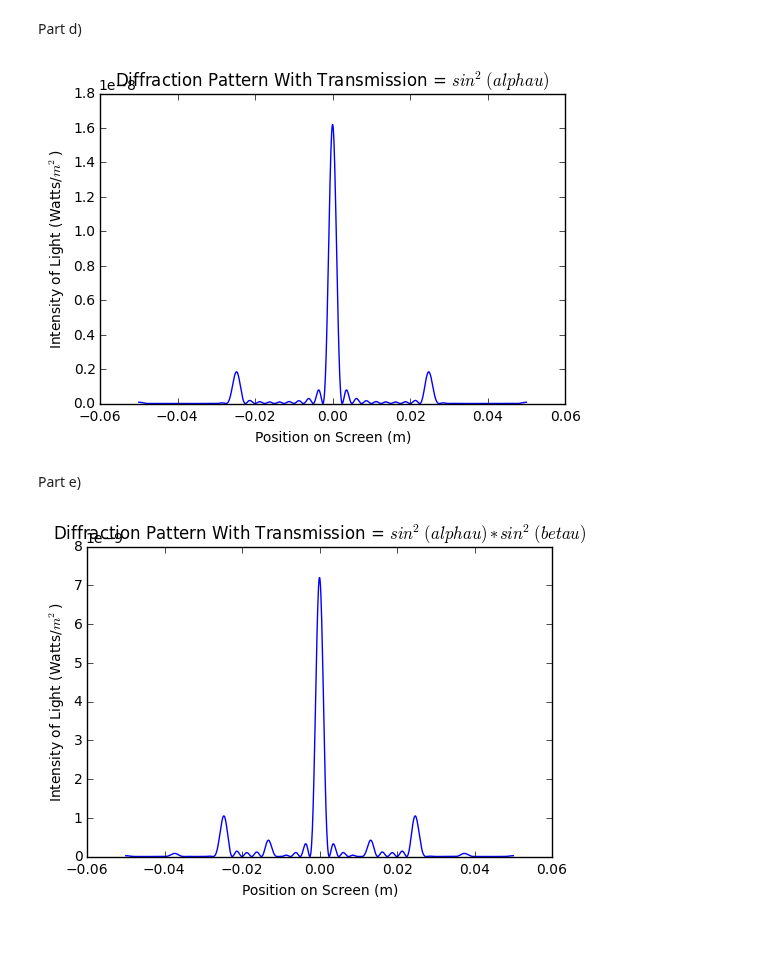
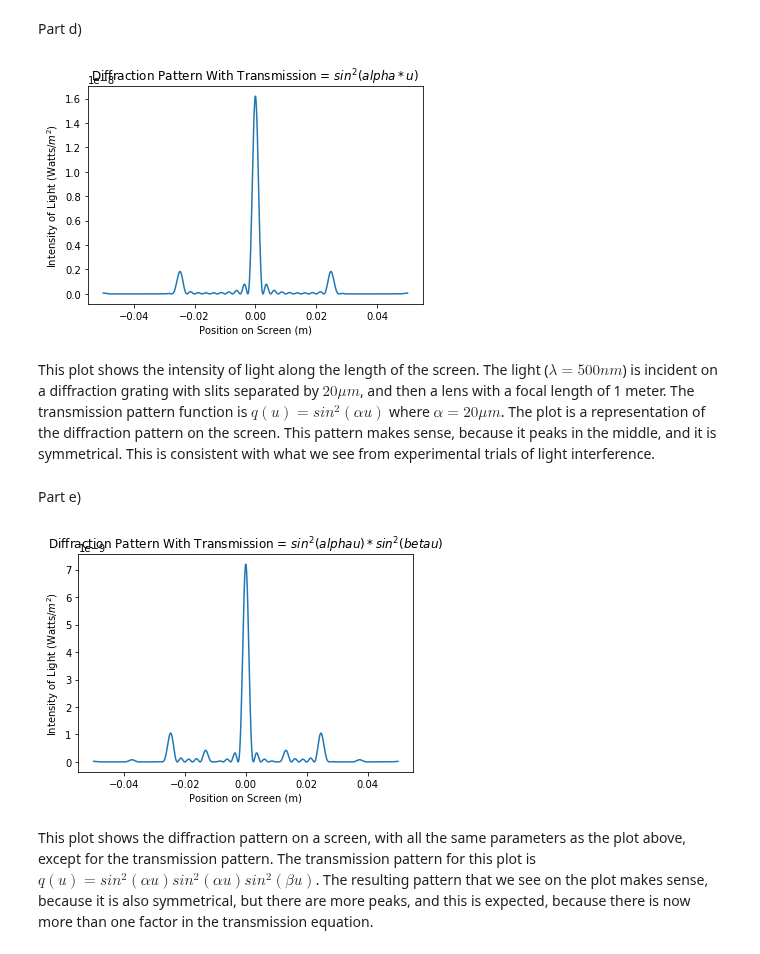
Before and after one commit to aMartin6/Labs, a Jupyter notebook: Lab6/Lab6.ipynb, the cells around one changed output. Saved outputs shown, nothing was run; the diff lists cells and outputs as text; code cells hidden in the pictures.

```diff
--- a/Lab6/Lab6.ipynb
+++ b/Lab6/Lab6.ipynb
@@ -83,22 +94,49 @@ Part b)
 alpha = math.pi / 20e-6 # Units: meters^-1
 
 def q (u):
+    """Returns the transmission function of the light
+
+    Arguements: u - the distnance on the grating from the central axis
+
+    Returned: sin^2(alpha * u)"""
+
     return (math.sin(alpha * u))**2
 # %% [markdown]
 Part c)
 # %%
-lmda = 500e-9 # Units: m
-f = 1 # Units: m
-wScreen = 0.1 # Units: m
-wGrating = 200e-6
+lmda = 500e-9 #Light wavelength, Units: m
+f = 1 # Focal length of lens, Units: m
+wScreen = 0.1 # Width of the screen, Units: m
+wGrating = 200e-6 # Seperation between slits, Units: m
 N = 1000
 
 def I1 (transmissionFunction, x):
+    """Returns the intensity of the light at a position on the screen
+
+    Arguements: transmissionFunction - the transmission function of the light
+                x - the position along the screen
+
+    Returned: The intensity of the light at x"""
 
     def integrand2 (u1):
+        """Returns the integrand used to calcualte intensity
+
+        Arguements: u1 - the distance on the grating from the central axis
+
+        Returned: the integrand used to calcualte intensity"""
+
         return math.sqrt(transmissionFunction(u1)) * cmath.exp((1j * 2 * math.pi * x * u1) / (lmda * f))
 
     def simpson (func, numSteps, x1, x2):
+        """Integrates using Simpson's rule
+
+        Arguements: func - the function to be integrated
+                    numSteps - the number of steps used for integration
+                    x1 - the lower bound
+                    x2 - the upper bound
+
+        Returned: The integral of func"""
+
         h = (x2 - x1) / numSteps
         sum = func (x1) + func (x2)
 
@@ -117,18 +155,21 @@ Part d)
 # %%
 steps = 1000
 xValues = np.linspace (-0.05, 0.05, steps)
 brightness = []
 
+# Calculates the intensity of light along the screen
 for i in xValues:
     brightness.append(I1 (q, i))
 
 plt.plot(xValues, brightness)
-plt.title("Diffraction Pattern With Transmission = $sin^2(alpha u)$")
+plt.title("Diffraction Pattern With Transmission = $sin^2(alpha * u)$")
 plt.xlabel("Position on Screen (m)")
 plt.ylabel("Intensity of Light (Watts/$m^2$)")
 plt.show()
 # %% [output]
-[figure, old version]
+[figure, new version]
+# %% [markdown]
+This plot shows the intensity of light along the length of the screen. The light ($\lambda = 500nm$) is incident on a diffraction grating with slits separated by $20 \mu m$, and then a lens with a focal length of 1 meter. The transmission pattern function is $q(u) = sin^2(\alpha u)$ where $\alpha = 20\mu m$. The plot is a representation of the diffraction pattern on the screen. This pattern makes sense, because it peaks in the middle, and it is symmetrical. This is consistent with what we see from experimental trials of light interference.
 # %% [markdown]
 Part e)
 # %%
@@ -136,10 +177,17 @@ alpha = math.pi / 20e-6 # Units: meters^-1
 beta = alpha / 2
 
 def q2(u):
+    """Returns the new transmission function of the light
+
+    Arguements: u - the distnance on the grating from the central axis
+
+    Returned: sin^2(alpha * u) * cos^2(beta * u)"""
+
     return (math.sin(alpha * u))**2 * (math.sin(beta * u))**2
 
 brightness = []
 
+# Calculates the intensity of light along the screen with the new function
 for i in xValues:
     brightness.append(I1 (q2, i))
 
@@ -149,4 +197,6 @@ plt.xlabel("Position on Screen (m)")
 plt.ylabel("Intensity of Light (Watts/$m^2$)")
 plt.show()
 # %% [output]
-[figure, old version]
+[figure, new version]
+# %% [markdown]
+This plot shows the diffraction pattern on a screen, with all the same parameters as the plot above, except for the transmission pattern. The transmission pattern for this plot is $q(u) = sin^2(\alpha u) sin^2(\alpha u)sin^2(\beta u)$. The resulting pattern that we see on the plot makes sense, because it is also symmetrical, but there are more peaks, and this is expected, because there is now more than one factor in the transmission equation.
```
Also changed, not shown: parts of 3 cells of this notebook.
